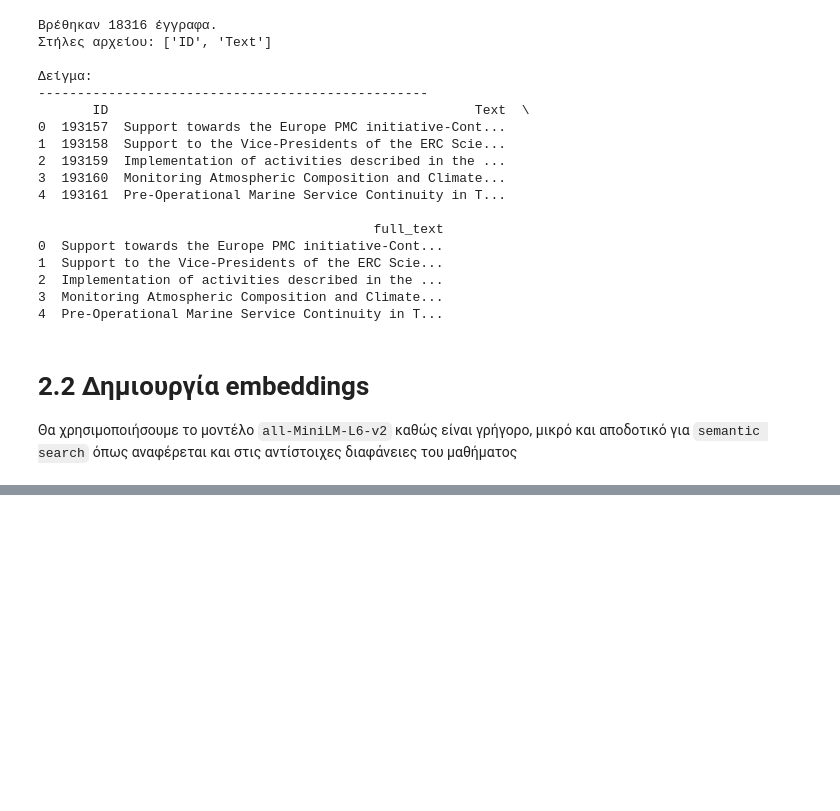
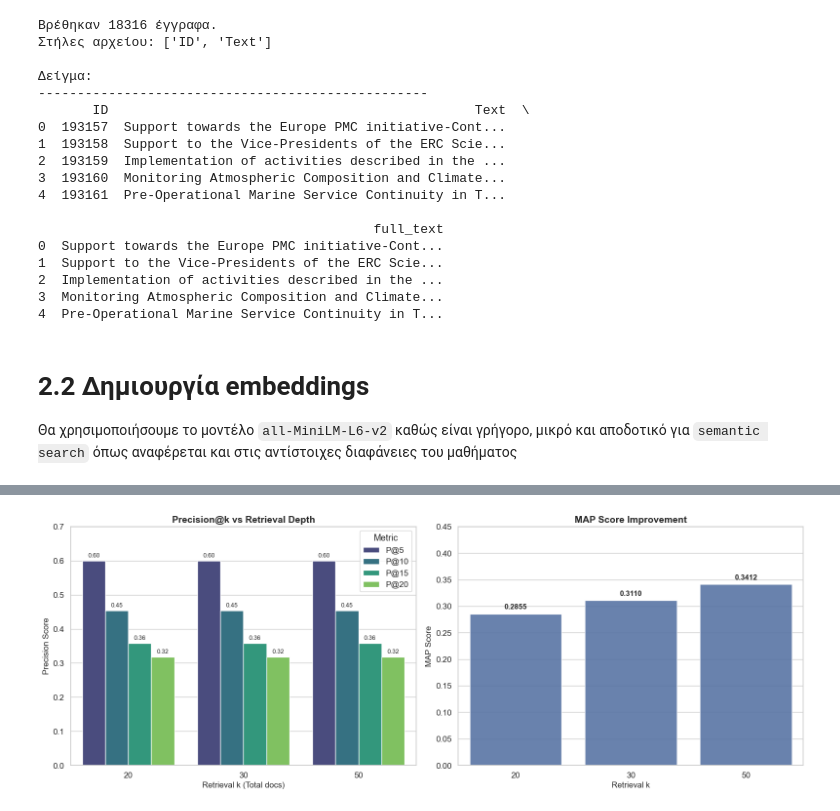
Before and after one commit to GiannisManiatis/Semantic-search-Information-Retrieval-AUEB, a Jupyter notebook: Phase2.ipynb, the cells around one changed output, grey strips where cells are left out. Drawn from its saved outputs; the diff is of its cells as text; code cells hidden in the pictures; blank space fills up the shorter version.

```diff
--- a/Phase2.ipynb
+++ b/Phase2.ipynb
@@ -49,6 +38,7 @@ import os
 CWD = Path.cwd()
 DATA_DIR = CWD / "data"
 DOCUMENTS_CSV = DATA_DIR / "documents.csv"
+QUERIES_CSV = DATA_DIR / "queries.csv"
 # %% [markdown]
 # 2.1 Preprocessing
 - Δεν αφαιρούμε stop-words καθώς τα transformers χρειάζονται τα συμφραζόμενα για να "καταλάβουν" τη σχέση μεταξύ λέξεων
@@ -123,0 +179,14 @@ KeyboardInterrupt:
+# %%
+# Float32 και Κανονικοποίηση
+queries_faiss = query_embeddings.astype('float32')
+faiss.normalize_L2(queries_faiss)
+
+# Αναζήτηση
+k_max = 50
+print(f"Εκτέλεση αναζήτησης για τα top-{k_max}...")
+
+# D: Πίνακας με τα Scores (Ομοιότητα)
+# I: Πίνακας με τα Indices (Θέση εγγράφου)
+D, I = index.search(queries_faiss, k_max)
+
+print("Η αναζήτηση ολοκληρώθηκε.")
@@ -123,0 +372,70 @@ KeyboardInterrupt:
+# %%
+def visualize_metrics_bars(df):
+    # Μετατροπή των δεδομένων για το seaborn
+    metrics_p = ["P@5", "P@10", "P@15", "P@20"]
+    df_melt_p = df.melt(id_vars="retrieval_k", value_vars=metrics_p,
+                        var_name="Metric", value_name="Score")
+
+    # Ρυθμίσεις εμφάνισης
+    sns.set_theme(style="whitegrid", context="notebook", font_scale=1.1)
+
+    # Δημιουργία χώρου για 2 διαγράμματα
+    fig, (ax1, ax2) = plt.subplots(1, 2, figsize=(16, 6))
+
+    # ΔΙΑΓΡΑΜΜΑ 1 (Αριστερά): Grouped Bar Chart για Precision@k
+    sns.barplot(
+        data=df_melt_p,
+        x="retrieval_k",
+        y="Score",
+        hue="Metric",
+        palette="viridis",
+        ax=ax1
+    )
+    ax1.set_title("Precision@k vs Retrieval Depth", fontsize=14, fontweight='bold')
+    ax1.set_xlabel("Retrieval k (Total docs)", fontsize=12)
+    ax1.set_ylabel("Precision Score", fontsize=12)
+    ax1.set_ylim(0, 0.7)
+    ax1.legend(title="Metric", loc='upper right')
+
+    # Προσθήκη τιμών στις μπάρες (προαιρετικά, για ευκολία ανάγνωσης)
+    for p in ax1.patches:
+        height = p.get_height()
+        if height > 0:
+            ax1.annotate(f'{height:.2f}',
+                         xy=(p.get_x() + p.get_width() / 2, height),
+                         xytext=(0, 3), textcoords="offset points",
+                         ha='center', va='bottom', fontsize=9)
+
+    # ΔΙΑΓΡΑΜΜΑ 2 (Δεξιά): Bar Chart για MAP
+    df_melt_map = df.melt(id_vars="retrieval_k", value_vars=["MAP"],
+                          var_name="Metric", value_name="Score")
+
+    barplot = sns.barplot(
+        data=df_melt_map,
+        x="retrieval_k",
+        y="Score",
+        color="#4c72b0",
+        alpha=0.9,
+        ax=ax2
+    )
+
+    ax2.set_title("MAP Score Improvement", fontsize=14, fontweight='bold')
+    ax2.set_xlabel("Retrieval k", fontsize=12)
+    ax2.set_ylabel("MAP Score", fontsize=12)
+    ax2.set_ylim(0, 0.45)
+
+    # Προσθήκη τιμών
+    for p in barplot.patches:
+        height = p.get_height()
+        ax2.annotate(f'{height:.4f}',
+                     xy=(p.get_x() + p.get_width() / 2, height),
+                     xytext=(0, 5), textcoords="offset points",
+                     ha='center', va='bottom', fontsize=11, fontweight='bold')
+
+    plt.tight_layout()
+    plt.show()
+
+# Εκτέλεση
+visualize_metrics_bars(df_faiss)
+# %% [output]
+[figure, added]
```
Also changed, not shown: parts of 18 cells of this notebook.
